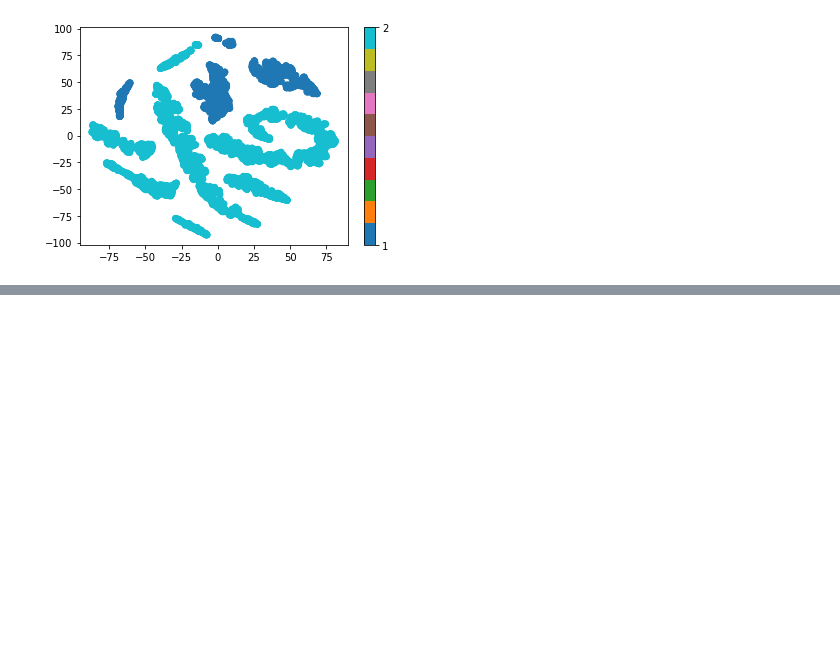
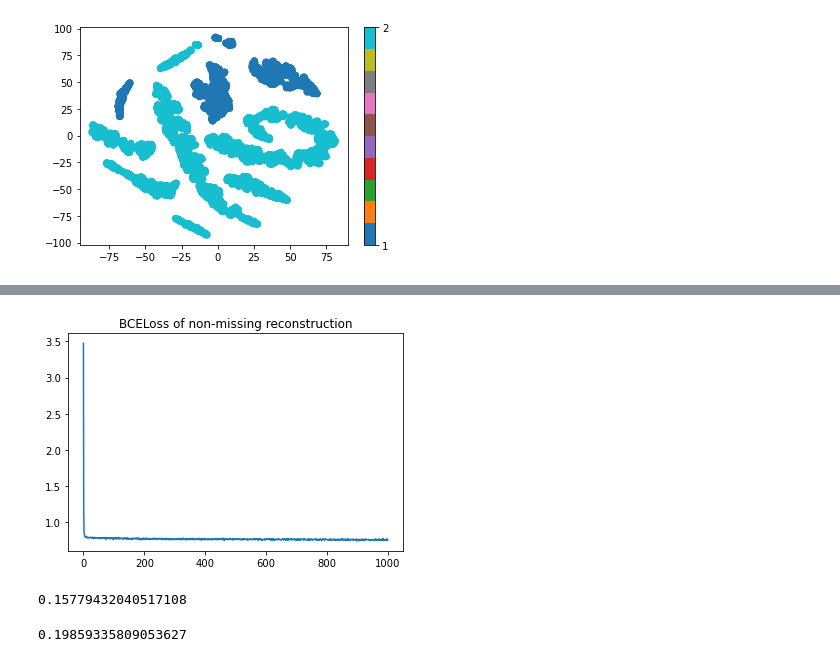
Before and after one commit to awright101/thesis_work_gaialens, a Jupyter notebook: Wine_Dataset_Work.ipynb, the cells around one changed output, grey strips where cells are left out. Cells and saved outputs as stored; diff of their text form; code cells hidden in the pictures; blank space fills up the shorter version.

```diff
--- a/Wine_Dataset_Work.ipynb
+++ b/Wine_Dataset_Work.ipynb
@@ -265,0 +320,6 @@ IndexError: single positional indexer is out-of-bounds
+# %%
+plt.plot(loss_out)
+plt.title('BCELoss of non-missing reconstruction')
+plt.show()
+# %% [output]
+[figure, added]
@@ -265,0 +332,8 @@ IndexError: single positional indexer is out-of-bounds
+# %%
+RMSE(df_test.to_numpy(),knn_imputed)
+# %% [output]
+0.15779432040517108
+# %%
+RMSE(df_test.to_numpy(),out.to_numpy())
+# %% [output]
+0.19859335809053627
```
Also changed, not shown: parts of 31 cells of this notebook, 1 other file.
